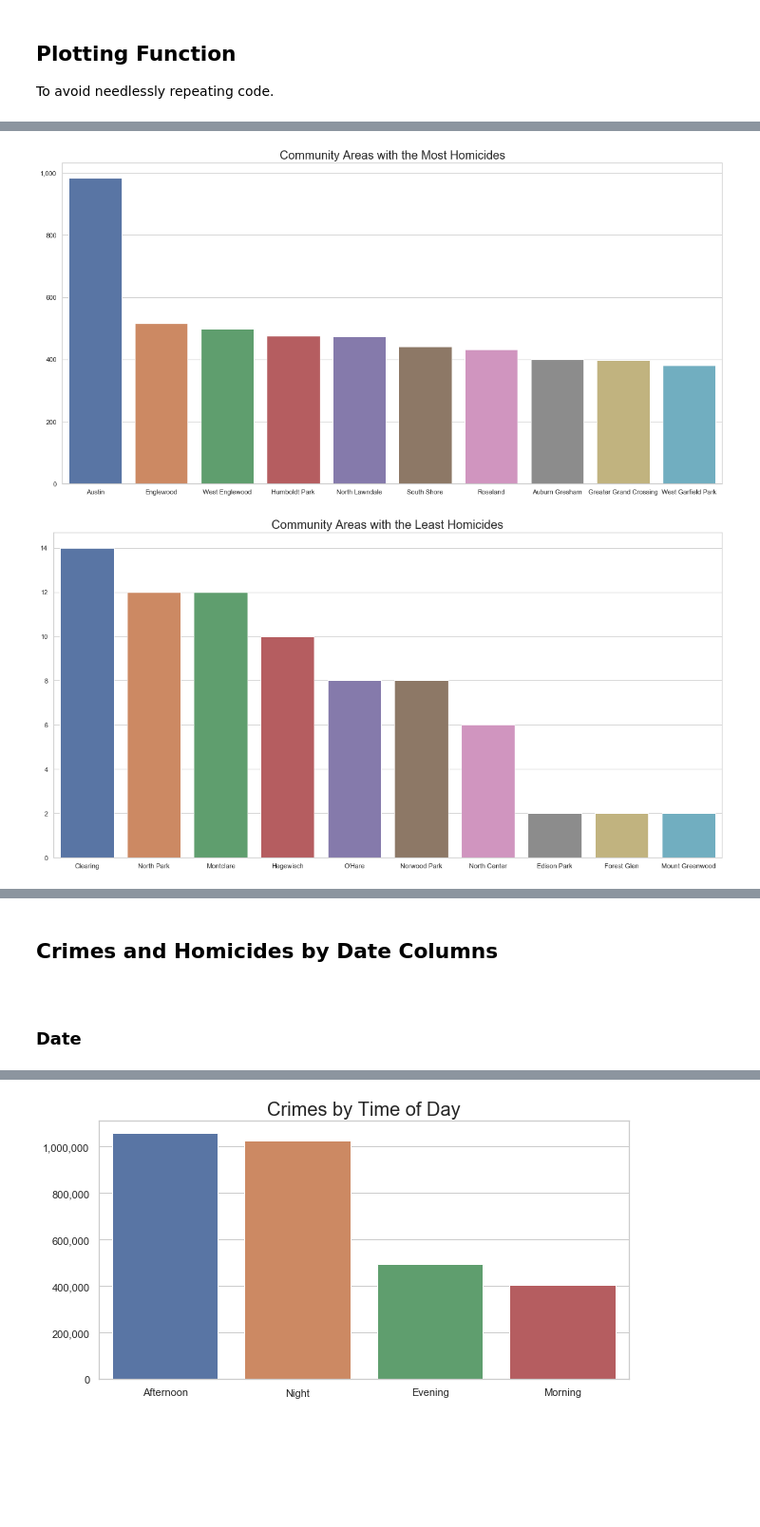
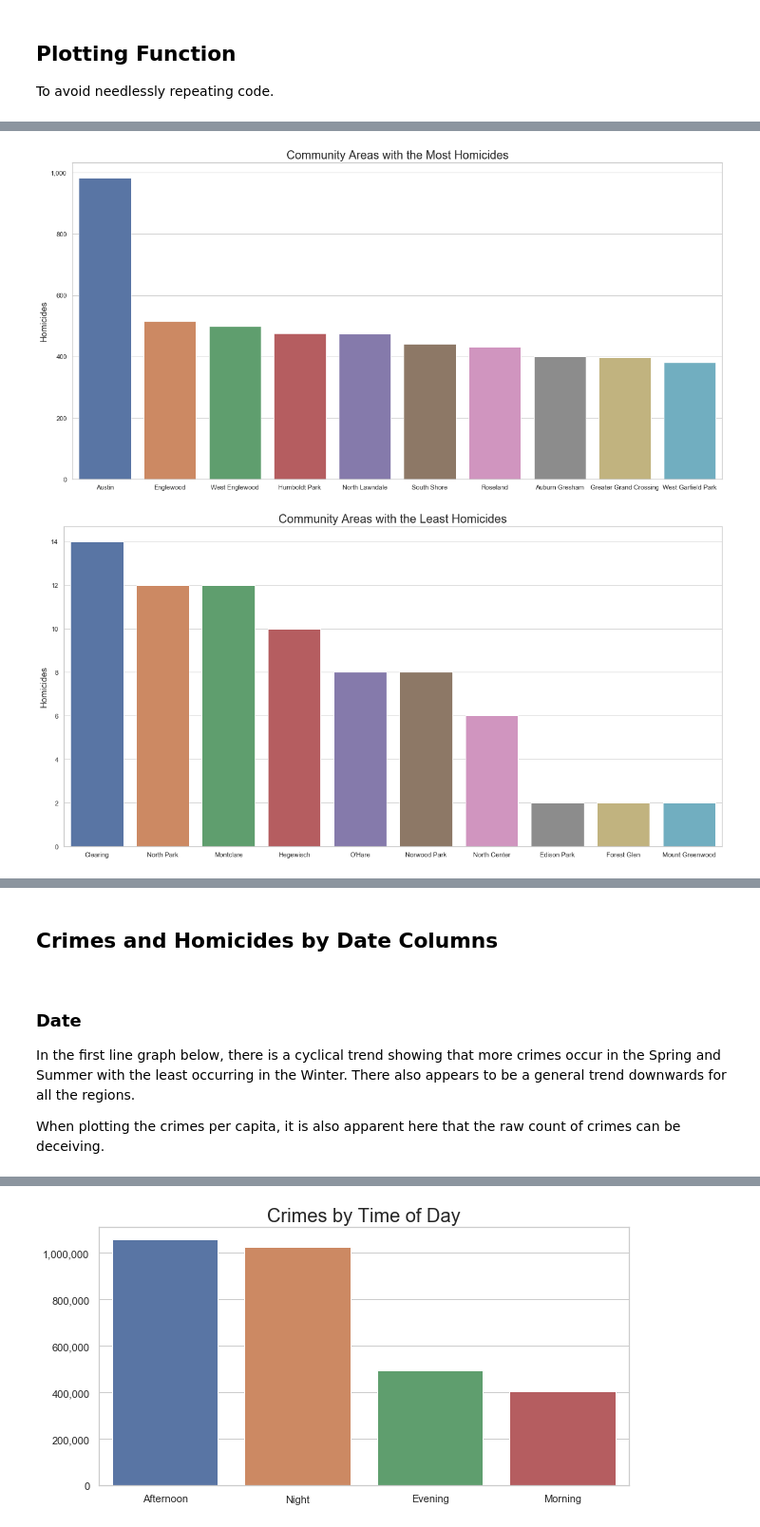
Before and after one commit to ryan-kp-miller/Chicago-Crime-Analysis, a Jupyter notebook: Data_Exploration.ipynb, the cells around one changed output, grey strips where cells are left out. Shown at 95% size. Cells and saved outputs as stored; diff of their text form; code cells hidden in the pictures; blank space fills up the shorter version.

```diff
--- a/Data_Exploration.ipynb
+++ b/Data_Exploration.ipynb
@@ -51,0 +74,3 @@ Approximate Average Crimes per Day: 823
+# %%
+comm_area_pop = crimes.groupby(['Community Area', 'Region'])['2010 Population'].max().reset_index()
+comm_area_pop.head()
@@ -57,7 +99,7 @@ To avoid needlessly repeating code.
 sns.set(style="whitegrid")
 
 #defining the plotting function
-def plot_crime(data, x_col, y_col, title, fig_size=(20,10)):
+def plot_crime(data, x_col, y_col, title, fig_size=(20,10), y_format='{x:,.0f}'):
     """
         function to create and show a bar chart using the provided data and columns
 
@@ -67,6 +109,7 @@ def plot_crime(data, x_col, y_col, title, fig_size=(20,10)):
             y_col    : string containing the column name for the Y variable (must be a column in data)
             title    : string containing the title for the bar chart
             fig_size : (optional) 2 dimensional tuple containing the size of the bar chart
+            y_format : (optional) string containing the way to format the y axis ticks
 
         output:
             None
@@ -75,8 +118,9 @@ def plot_crime(data, x_col, y_col, title, fig_size=(20,10)):
     ax = sns.barplot(data=data, x=x_col, y=y_col)
     plt.title(title, fontsize=20)
     plt.xlabel(None)
-    plt.ylabel(None)
-    ax.yaxis.set_major_formatter(StrMethodFormatter('{x:,.0f}'))
+    plt.ylabel(y_col, fontsize=15)
+#     plt.ylabel(None)
+    ax.yaxis.set_major_formatter(StrMethodFormatter(y_format))
     plt.show()
 # %% [markdown]
 <a id="region">
@@ -121,0 +241,10 @@ plot_crime(comm_area_counts[-10:], x_col="Community Area", y_col="Counts", title
+# %%
+#grouping the homicides by community area
+comm_area_hom_counts = crimes[crimes['Primary Type'] == 'Homicide'].groupby(['Community Area']).count().iloc[:,0].sort_values(ascending=False).reset_index()
+comm_area_hom_counts.columns = ["Community Area", "Homicides"]
+
+#normalizing counts with 2010 Population
+comm_area_hom_counts = comm_area_hom_counts.merge(comm_area_pop, how='inner', on='Community Area')
+comm_area_hom_counts['Homicides per Capita'] = comm_area_hom_counts['Homicides'] / comm_area_hom_counts['2010 Population']
+comm_area_hom_counts.drop(labels=['2010 Population'], axis=1, inplace=True)
+comm_area_hom_counts.head()
@@ -122,28 +258,26 @@ plot_crime(comm_area_counts[-10:], x_col="Community Area", y_col="Counts", title
 # %%
-#grouping the homicides by community area
-comm_area_hom_counts = crimes[crimes['Primary Type'] == 'Homicide'].groupby(['Community Area']).count().iloc[:,0].sort_values(ascending=False).reset_index()
-comm_area_hom_counts.columns = ["Community Area", "Counts"]
-
 #plotting the community areas with the most homicides
-plot_crime(comm_area_hom_counts[:10], x_col="Community Area", y_col="Counts",
+plot_crime(comm_area_hom_counts[:10], x_col="Community Area", y_col="Homicides",
            title="Community Areas with the Most Homicides")
 
 print()
 
 #plotting the community areas with the least homicides
-plot_crime(comm_area_hom_counts[-10:], x_col="Community Area", y_col="Counts",
+plot_crime(comm_area_hom_counts[-10:], x_col="Community Area", y_col="Homicides",
            title="Community Areas with the Least Homicides")
 # %% [output]
-[figure, old version]
+[figure, new version]
-[figure, old version]
+[figure, new version]
 # %% [markdown]
 <a id="dates">
 # %% [markdown]
 ## Crimes and Homicides by Date Columns
+<a id="date">
-# %% [markdown]
-<a id="date">
-# %% [markdown]
-### Date
+# %% [markdown]
+### Date
+In the first line graph below, there is a cyclical trend showing that more crimes occur in the Spring and Summer with the least occurring in the Winter. There also appears to be a general trend downwards for all the regions.
+
+When plotting the crimes per capita, it is also apparent here that the raw count of crimes can be deceiving.
 # %%
 #grouping by Year, Month, and Region
 date_region_counts = crimes.groupby(['Year','Month','Region']).count().iloc[:,0].reset_index()
```
Also changed, not shown: parts of 34 cells of this notebook.
